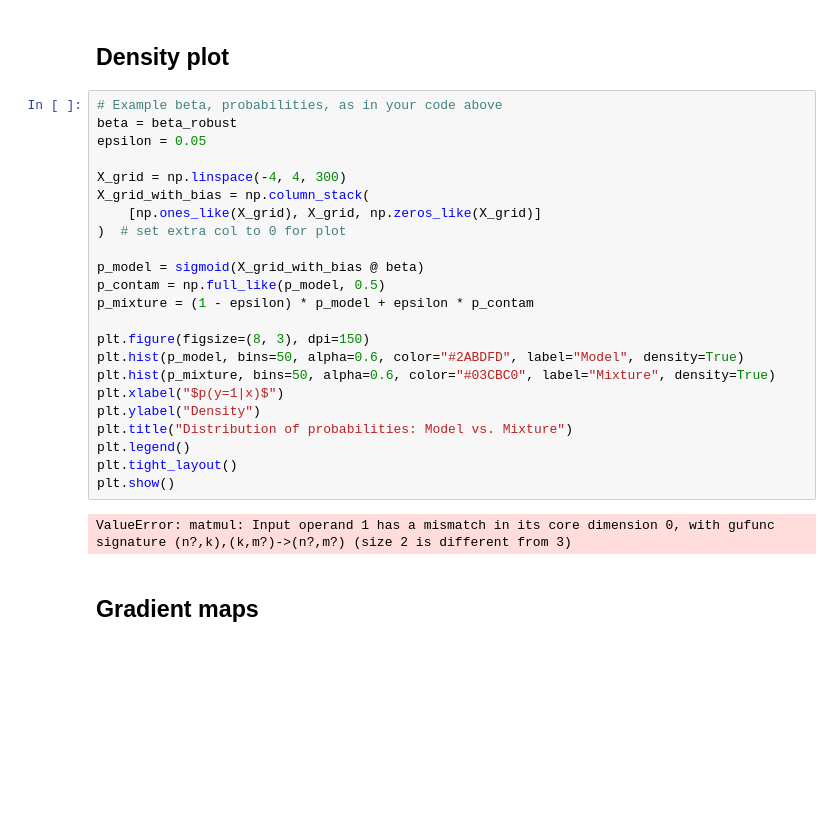
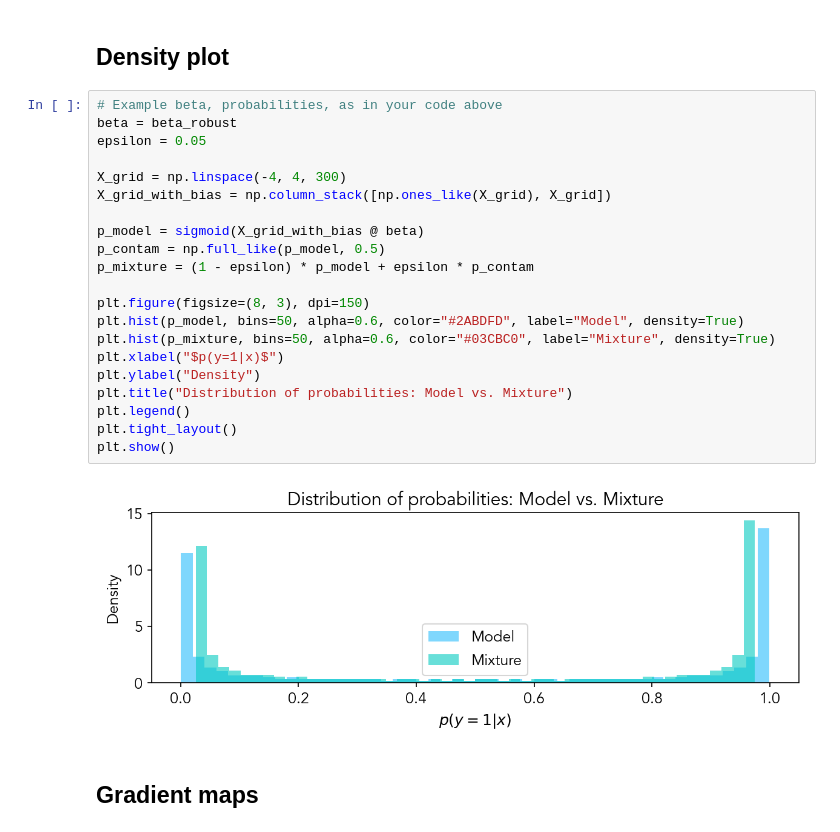
Before and after one commit to deburky/calibration, a Jupyter notebook: loss-functions/robust-logistic-regression.ipynb, the cells around one changed output. Saved outputs shown, nothing was run; the diff lists cells and outputs as text; blank space fills up the shorter version.

```diff
--- a/loss-functions/robust-logistic-regression.ipynb
+++ b/loss-functions/robust-logistic-regression.ipynb
@@ -212,28 +212,26 @@ plt.show()
 # %%
 # Example beta, probabilities, as in your code above
 beta = beta_robust
 epsilon = 0.05
 
 X_grid = np.linspace(-4, 4, 300)
-X_grid_with_bias = np.column_stack(
-    [np.ones_like(X_grid), X_grid, np.zeros_like(X_grid)]
-)  # set extra col to 0 for plot
+X_grid_with_bias = np.column_stack([np.ones_like(X_grid), X_grid])
 
 p_model = sigmoid(X_grid_with_bias @ beta)
 p_contam = np.full_like(p_model, 0.5)
 p_mixture = (1 - epsilon) * p_model + epsilon * p_contam
 
 plt.figure(figsize=(8, 3), dpi=150)
 plt.hist(p_model, bins=50, alpha=0.6, color="#2ABDFD", label="Model", density=True)
 plt.hist(p_mixture, bins=50, alpha=0.6, color="#03CBC0", label="Mixture", density=True)
 plt.xlabel("$p(y=1|x)$")
 plt.ylabel("Density")
 plt.title("Distribution of probabilities: Model vs. Mixture")
 plt.legend()
 plt.tight_layout()
 plt.show()
 # %% [output]
-ValueError: matmul: Input operand 1 has a mismatch in its core dimension 0, with gufunc signature (n?,k),(k,m?)->(n?,m?) (size 2 is different from 3)
+[figure, added]
 # %% [markdown]
 ## Gradient maps
 # %%
```
Also changed, not shown: parts of 1 cell of this notebook.
